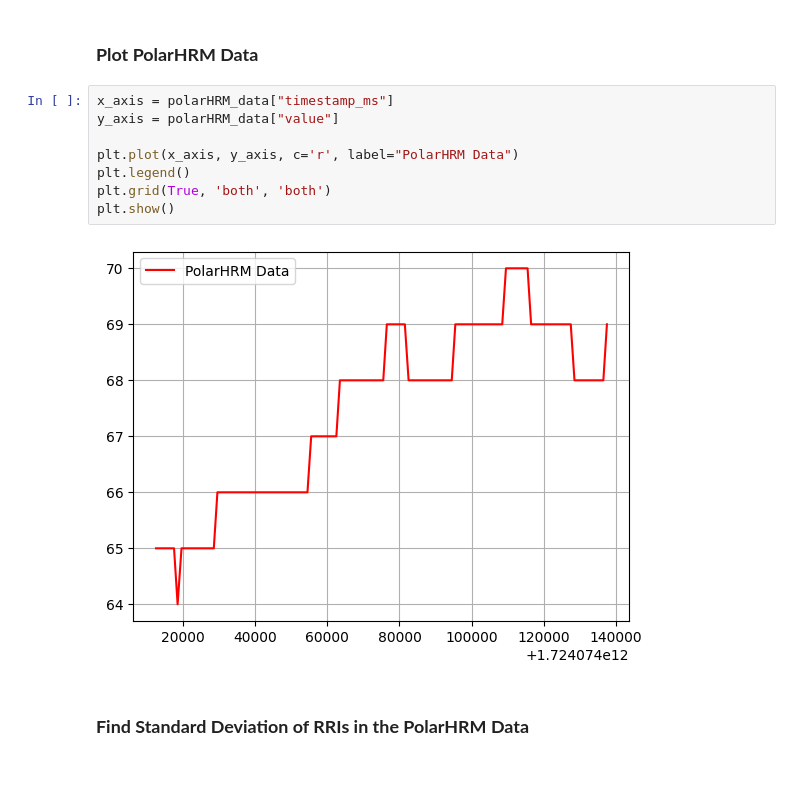
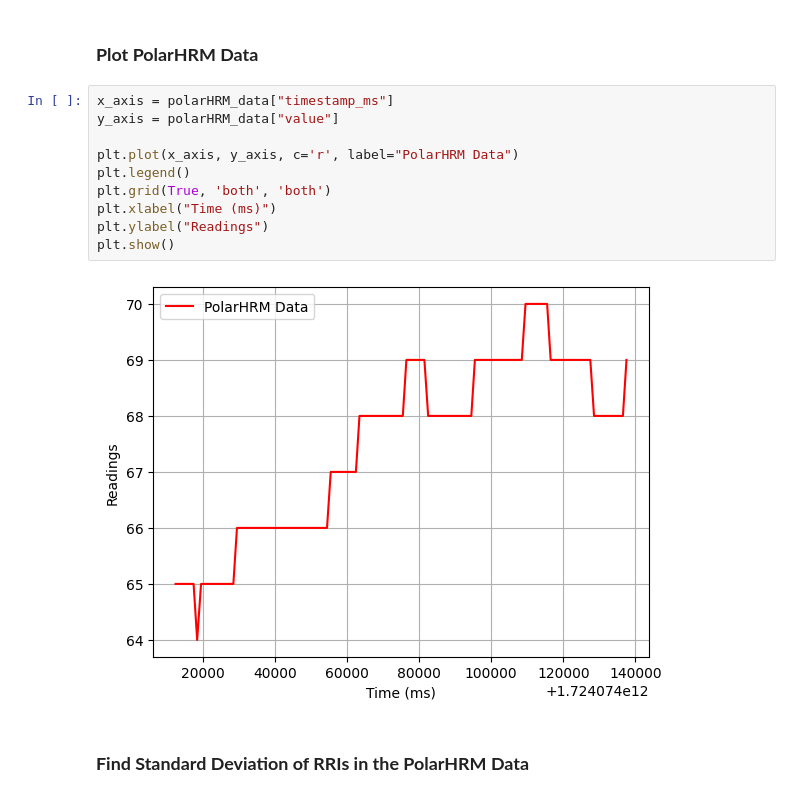
Before and after one commit to Showmick119/Benchmarking-Signal-Processing-Packages, a Jupyter notebook: practice.ipynb, the cells around one changed output. Cells and saved outputs as stored; diff of their text form; blank space fills up the shorter version.

```diff
--- a/practice.ipynb
+++ b/practice.ipynb
@@ -78,13 +82,15 @@ print(polarHRM_data.head())
 # %%
 x_axis = polarHRM_data["timestamp_ms"]
 y_axis = polarHRM_data["value"]
 
 plt.plot(x_axis, y_axis, c='r', label="PolarHRM Data")
 plt.legend()
 plt.grid(True, 'both', 'both')
+plt.xlabel("Time (ms)")
+plt.ylabel("Readings")
 plt.show()
 # %% [output]
-[figure, old version]
+[figure, new version]
 # %% [markdown]
 ### **Find Standard Deviation of RRIs in the PolarHRM Data**
 # %%
```
Also changed, not shown: parts of 4 cells of this notebook.
